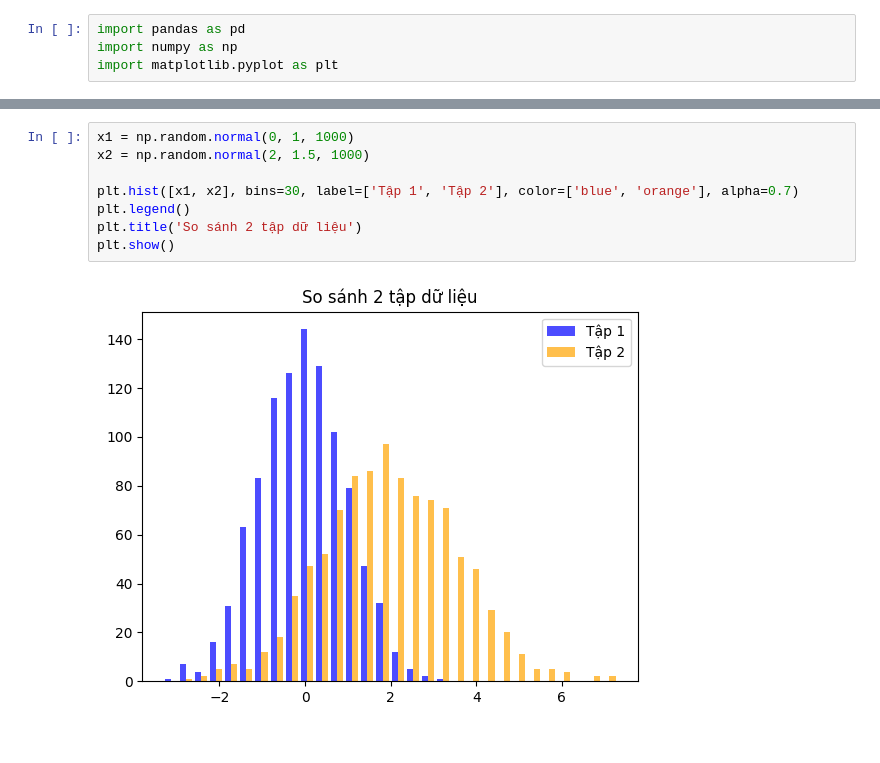
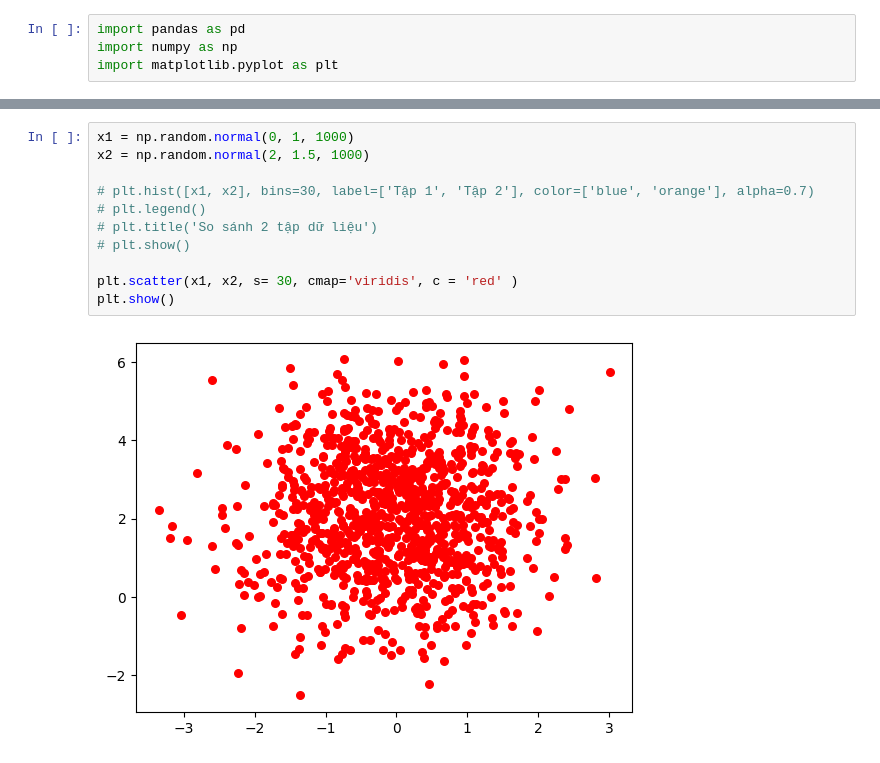
Before and after one commit to HoangHumg1210/Data_Visualizaton_Basic, a Jupyter notebook: Histogram.ipynb, the cells around one changed output, grey strips where cells are left out. Cells and saved outputs as stored; diff of their text form.

```diff
--- a/Histogram.ipynb
+++ b/Histogram.ipynb
@@ -464,10 +228,13 @@ plt.show()
 # %%
 x1 = np.random.normal(0, 1, 1000)
 x2 = np.random.normal(2, 1.5, 1000)
 
-plt.hist([x1, x2], bins=30, label=['Tập 1', 'Tập 2'], color=['blue', 'orange'], alpha=0.7)
-plt.legend()
-plt.title('So sánh 2 tập dữ liệu')
+# plt.hist([x1, x2], bins=30, label=['Tập 1', 'Tập 2'], color=['blue', 'orange'], alpha=0.7)
+# plt.legend()
+# plt.title('So sánh 2 tập dữ liệu')
+# plt.show()
+
+plt.scatter(x1, x2, s= 30, cmap='viridis', c = 'red' )
 plt.show()
 # %% [output]
-[figure, old version]
+[figure, new version]
```
Also changed, not shown: parts of 2 cells of this notebook, 3 other files.
